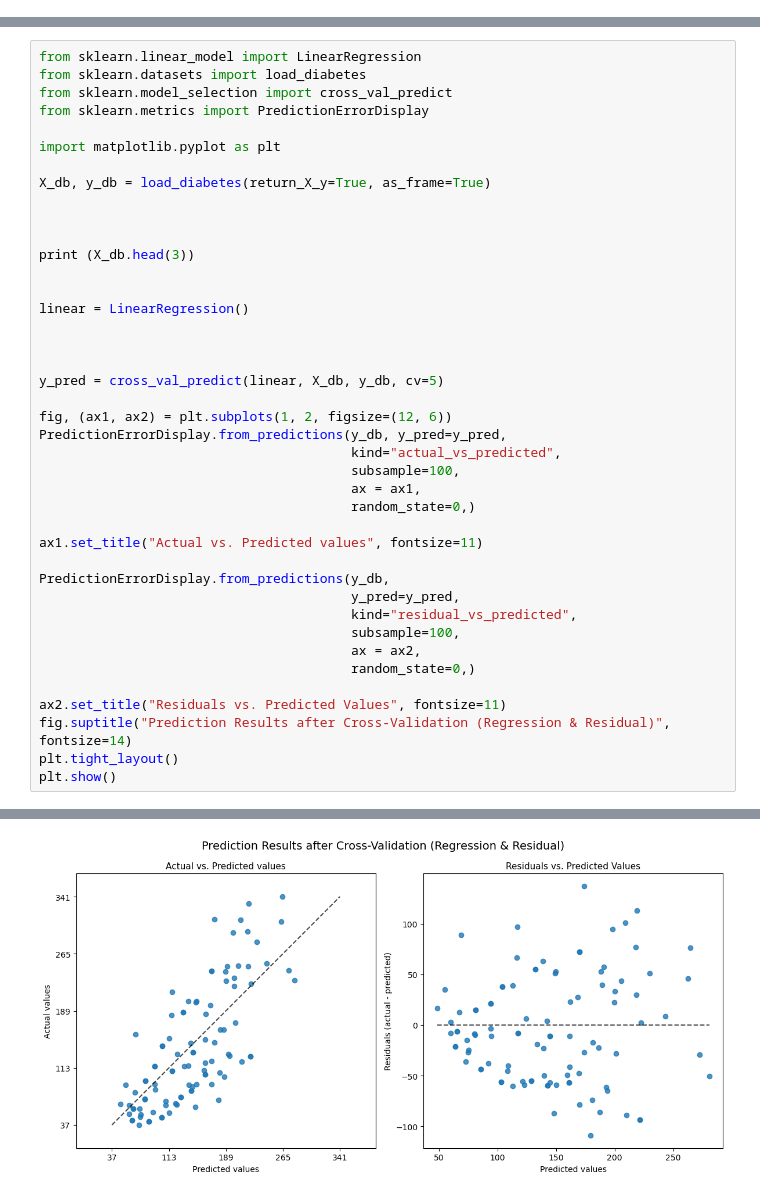
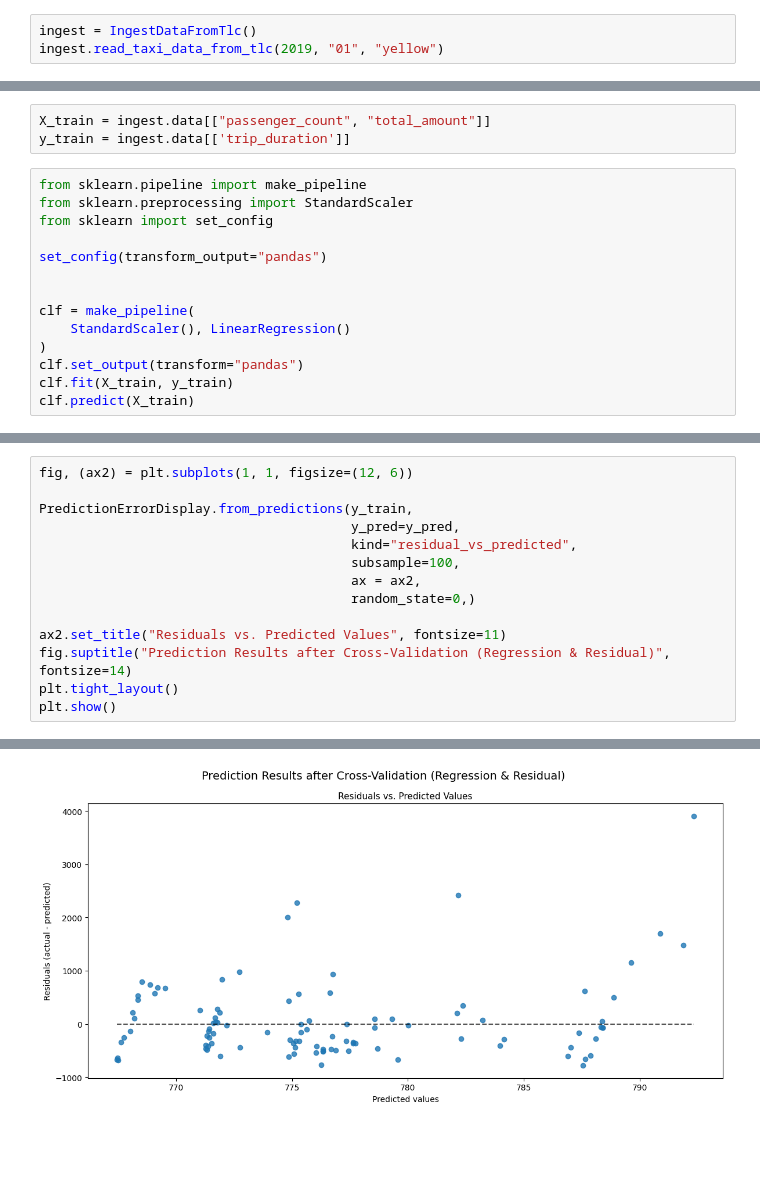
Before and after one commit to Rhys-McAlister/NYC-Taxi-Trip-Duration, a Jupyter notebook: addthis.ipynb, the cells around one changed output, grey strips where cells are left out. Drawn from its saved outputs; the diff is of its cells as text; blank space fills up the shorter version.

```diff
--- a/addthis.ipynb
+++ b/addthis.ipynb
@@ -0,0 +38,3 @@
+# %%
+ingest = IngestDataFromTlc()
+ingest.read_taxi_data_from_tlc(2019, "01", "yellow")
@@ -0,0 +130,17 @@
+# %%
+X_train = ingest.data[["passenger_count", "total_amount"]]
+y_train = ingest.data[['trip_duration']]
+# %%
+from sklearn.pipeline import make_pipeline
+from sklearn.preprocessing import StandardScaler
+from sklearn import set_config
+
+set_config(transform_output="pandas")
+
+
+clf = make_pipeline(
+    StandardScaler(), LinearRegression()
+)
+clf.set_output(transform="pandas")
+clf.fit(X_train, y_train)
+clf.predict(X_train)
@@ -1,34 +149,7 @@
 # %%
-from sklearn.linear_model import LinearRegression
-from sklearn.datasets import load_diabetes
-from sklearn.model_selection import cross_val_predict
-from sklearn.metrics import PredictionErrorDisplay
+fig, (ax2) = plt.subplots(1, 1, figsize=(12, 6))
 
-import matplotlib.pyplot as plt
-
-X_db, y_db = load_diabetes(return_X_y=True, as_frame=True)
-
-
-
-print (X_db.head(3))
-
-
-linear = LinearRegression()
-
-
-
-y_pred = cross_val_predict(linear, X_db, y_db, cv=5)
-
-fig, (ax1, ax2) = plt.subplots(1, 2, figsize=(12, 6))
-PredictionErrorDisplay.from_predictions(y_db, y_pred=y_pred,
-                                        kind="actual_vs_predicted",
-                                        subsample=100,
-                                        ax = ax1,
-                                        random_state=0,)
-
-ax1.set_title("Actual vs. Predicted values", fontsize=11)
-
-PredictionErrorDisplay.from_predictions(y_db,
+PredictionErrorDisplay.from_predictions(y_train,
                                         y_pred=y_pred,
                                         kind="residual_vs_predicted",
                                         subsample=100,
@@ -52 +164 @@ plt.show()
-[figure, old version]
+[figure, new version]
```
Also changed, not shown: parts of 13 cells of this notebook.
